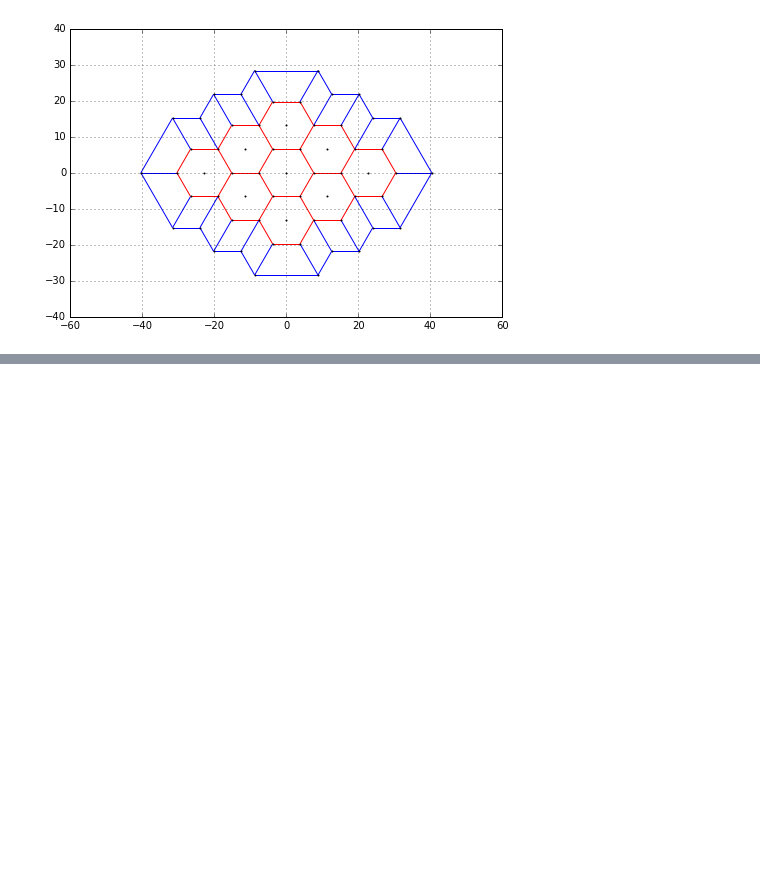
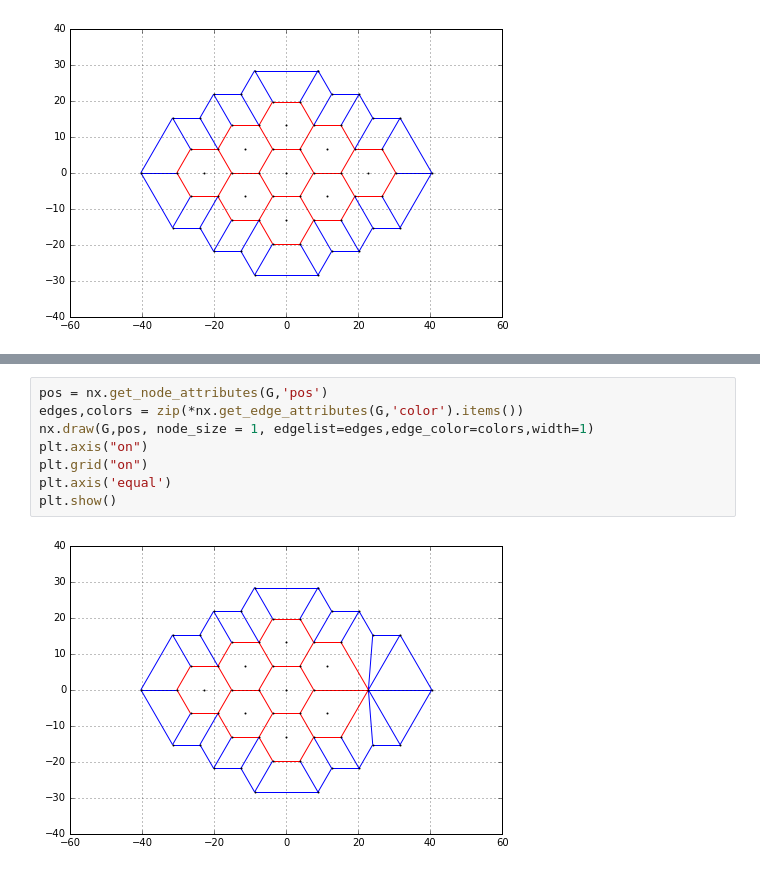
Before and after one commit to clintondurney/ubuquitous-drosophila, a Jupyter notebook: Tissue/CellularSheet.ipynb, the cells around one changed output, grey strips where cells are left out. Drawn from its saved outputs; the diff is of its cells as text; blank space fills up the shorter version.

```diff
--- a/Tissue/CellularSheet.ipynb
+++ b/Tissue/CellularSheet.ipynb
@@ -290,0 +278,10 @@ for j in range(0,len(AS_boundary)):
+# %%
+pos = nx.get_node_attributes(G,'pos')
+edges,colors = zip(*nx.get_edge_attributes(G,'color').items())
+nx.draw(G,pos, node_size = 1, edgelist=edges,edge_color=colors,width=1)
+plt.axis("on")
+plt.grid("on")
+plt.axis('equal')
+plt.show()
+# %% [output]
+[figure, added]
```
Also changed, not shown: parts of 6 cells of this notebook, 1 other file.
